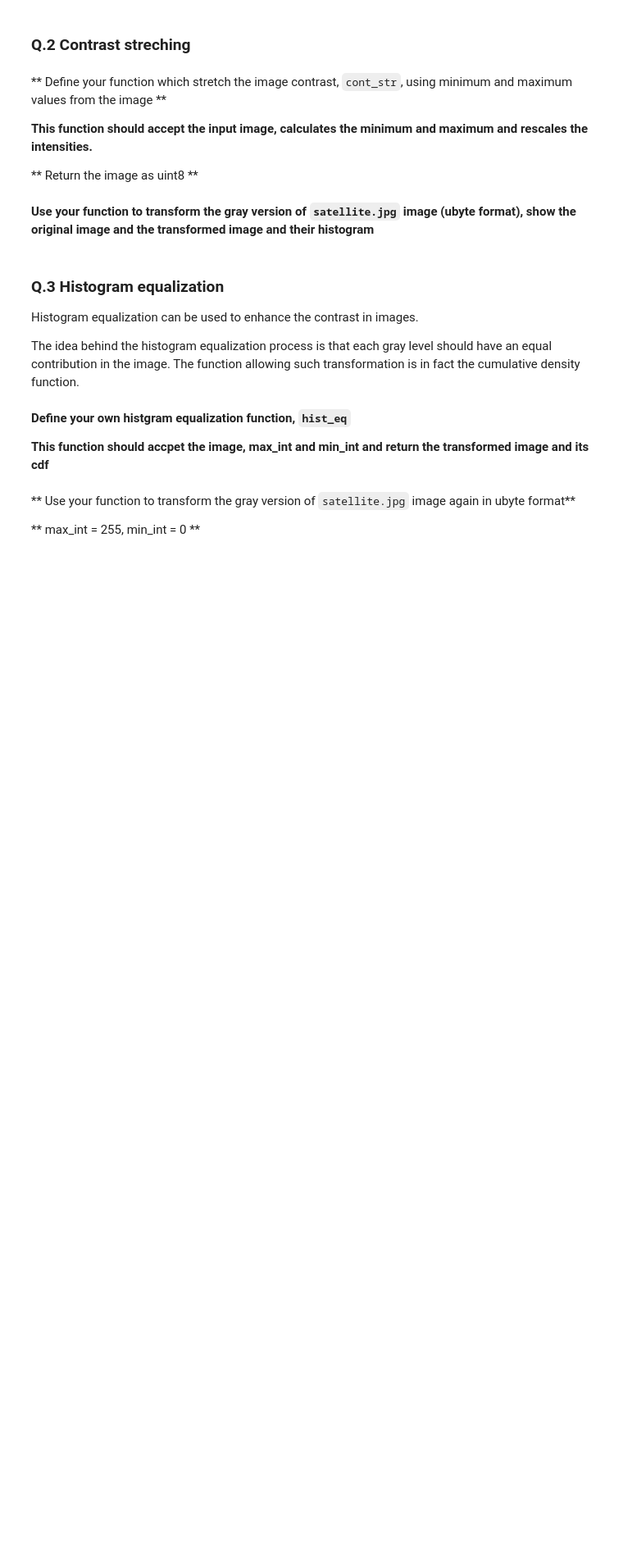
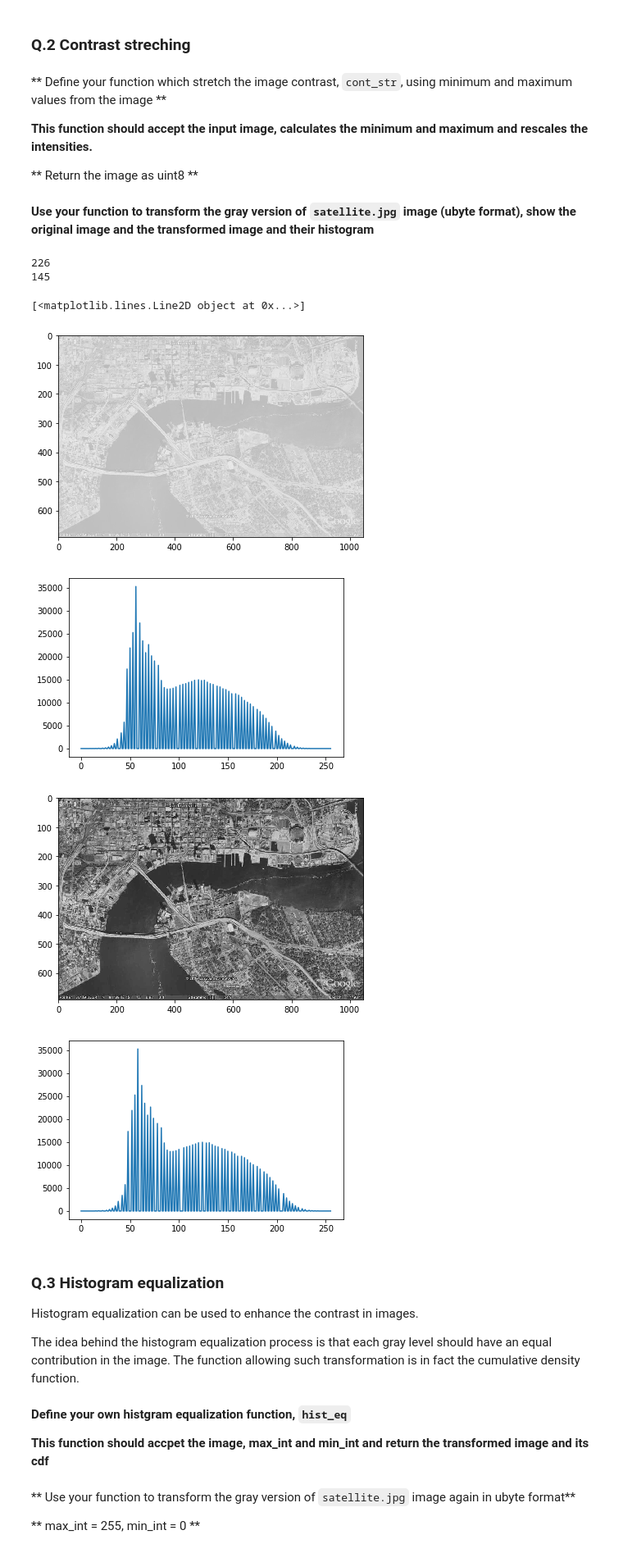
Before and after one commit to majeedhussain49/B31XB-IIP-TP-1718, a Jupyter notebook: 2-image-enhancement/2-enhancement-supplementary.ipynb, the cells around one changed output. Shown at 82% size. Cells and saved outputs as stored; diff of their text form; code cells hidden in the pictures; blank space fills up the shorter version.

```diff
--- a/2-image-enhancement/2-enhancement-supplementary.ipynb
+++ b/2-image-enhancement/2-enhancement-supplementary.ipynb
@@ -26,8 +36,40 @@ Pretty printing has been turned OFF
 **This function should accept the input image, calculates the minimum and maximum and rescales the intensities.**
 
 ** Return the image as uint8 **
+# %%
+def cont_str(x):
+    max_i = np.max(x)
+    min_i = np.min(x)
+    print (max_i)
+    print(min_i)
+    return ((x-min_i)*(256/(max_i - min_i))).astype(np.uint8)
 # %% [markdown]
 **Use your function to transform the  gray version of `satellite.jpg` image (ubyte format), show the original image and the transformed image and their histogram**
+# %%
+satellite_img = skimage.img_as_ubyte(io.imread('./images/satellite.jpg', as_grey=True))
+
+plt.figure()
+io.imshow(satellite_img,cmap=cm.Greys_r)
+
+plt.figure()
+bins, bins_c = np.histogram(satellite_img, 256)
+plt.plot(bins)
+
+
+plt.figure()
+x = cont_str(satellite_img)
+io.imshow(x)
+plt.figure()
+bins, bins_c = np.histogram(x, 256)
+plt.plot(bins)
+# %% [output]
+226
+145
+[<matplotlib.lines.Line2D object at 0x...>]
+[figure, added]
+[figure, added]
+[figure, added]
+[figure, added]
 # %% [markdown]
 ### Q.3 Histogram equalization
 Histogram equalization can be used to enhance the contrast in images.
```
Also changed, not shown: parts of 4 cells of this notebook, 1 other file.
